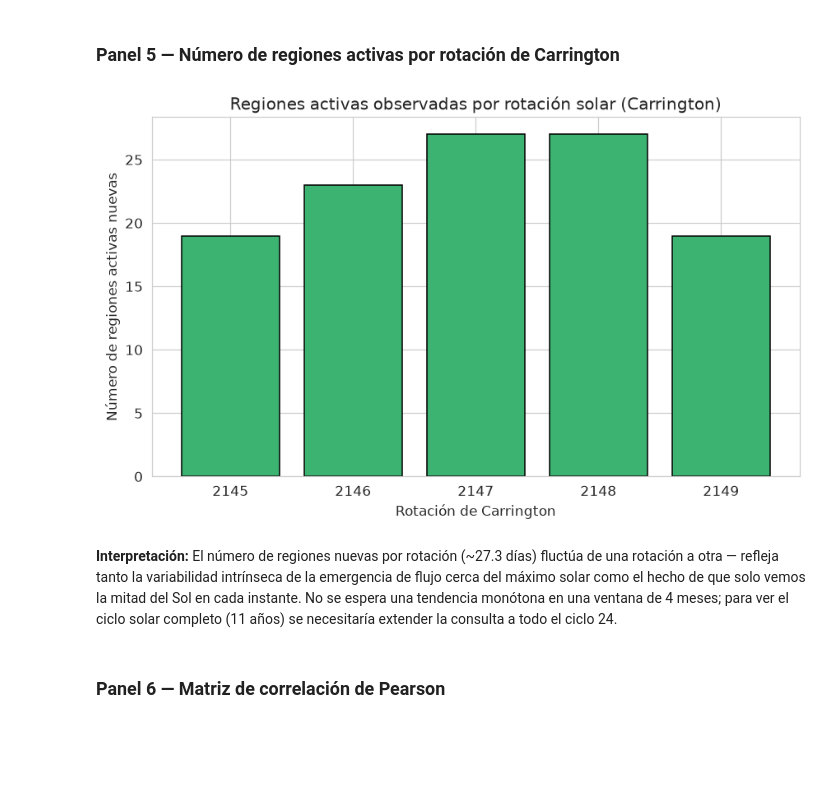
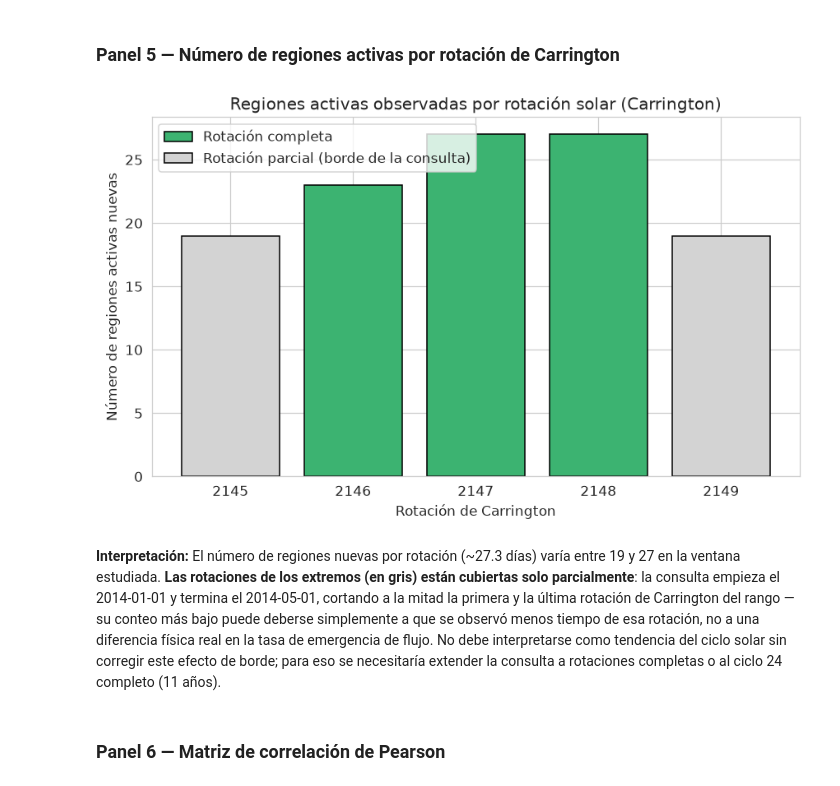
Before and after one commit to carlmarx17/astrofisica-computacional, a Jupyter notebook: proyecto3/solar_active_regions.ipynb, the cells around one changed output. Saved outputs shown, nothing was run; the diff lists cells and outputs as text; code cells hidden in the pictures; blank space fills up the shorter version.

```diff
--- a/proyecto3/solar_active_regions.ipynb
+++ b/proyecto3/solar_active_regions.ipynb
@@ -647,23 +658,39 @@ manchas más extensas.
 # %%
 conteo_rotacion = df.groupby('rotacion_carrington')['noaa_ar'].nunique().sort_index()
 
+# Las rotaciones en los bordes de la ventana de consulta (2014-01-01 a
+# 2014-05-01) están cubiertas solo parcialmente: la consulta corta la
+# primera y la última rotación de Carrington a la mitad. Las marcamos con
+# otro color para no confundir un efecto de borde del muestreo con una
+# señal física real.
+es_borde = [r == conteo_rotacion.index.min() or r == conteo_rotacion.index.max()
+            for r in conteo_rotacion.index]
+colores_barra = ['lightgray' if borde else 'mediumseagreen' for borde in es_borde]
+
 fig, ax = plt.subplots(figsize=(8, 5))
 ax.bar(conteo_rotacion.index.astype(str), conteo_rotacion.values,
-       color='mediumseagreen', edgecolor='black')
+       color=colores_barra, edgecolor='black')
 ax.set_xlabel('Rotación de Carrington')
 ax.set_ylabel('Número de regiones activas nuevas')
 ax.set_title('Regiones activas observadas por rotación solar (Carrington)')
+from matplotlib.patches import Patch
+ax.legend(handles=[Patch(facecolor='mediumseagreen', edgecolor='black', label='Rotación completa'),
+                    Patch(facecolor='lightgray', edgecolor='black', label='Rotación parcial (borde de la consulta)')])
 plt.tight_layout()
 plt.show()
 # %% [output]
-[figure, old version]
+[figure, new version]
-# %% [markdown]
-**Interpretación:** El número de regiones nuevas por rotación
-(~27.3 días) fluctúa de una rotación a otra — refleja tanto la variabilidad
-intrínseca de la emergencia de flujo cerca del máximo solar como el hecho de
-que solo vemos la mitad del Sol en cada instante. No se espera una tendencia
-monótona en una ventana de 4 meses; para ver el ciclo solar completo (11
-años) se necesitaría extender la consulta a todo el ciclo 24.
+# %% [markdown]
+**Interpretación:** El número de regiones nuevas por rotación
+(~27.3 días) varía entre 19 y 27 en la ventana estudiada. **Las rotaciones
+de los extremos (en gris) están cubiertas solo parcialmente**: la consulta
+empieza el 2014-01-01 y termina el 2014-05-01, cortando a la mitad la
+primera y la última rotación de Carrington del rango — su conteo más bajo
+puede deberse simplemente a que se observó menos tiempo de esa rotación, no
+a una diferencia física real en la tasa de emergencia de flujo. No debe
+interpretarse como tendencia del ciclo solar sin corregir este efecto de
+borde; para eso se necesitaría extender la consulta a rotaciones completas
+o al ciclo 24 completo (11 años).
 # %% [markdown]
 ### Panel 6 — Matriz de correlación de Pearson
 # %%
```
Also changed, not shown: parts of 9 cells of this notebook, 15 other files.
